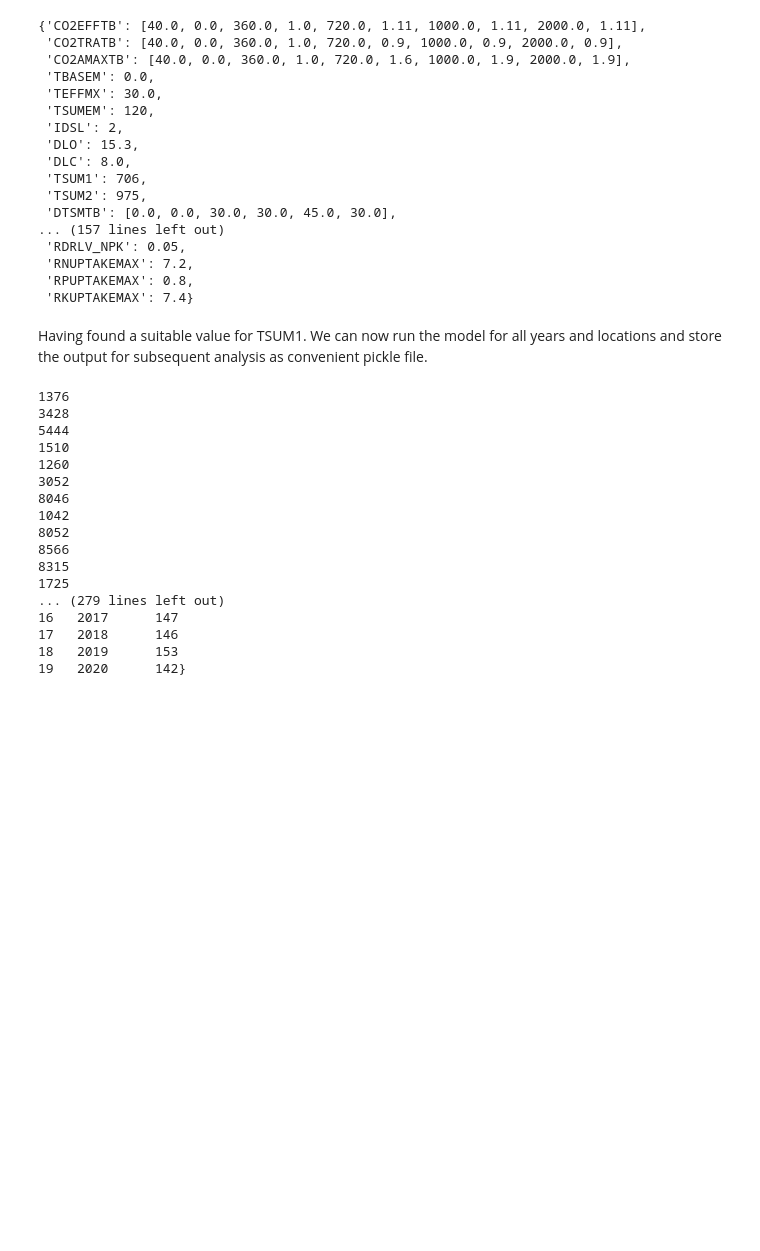
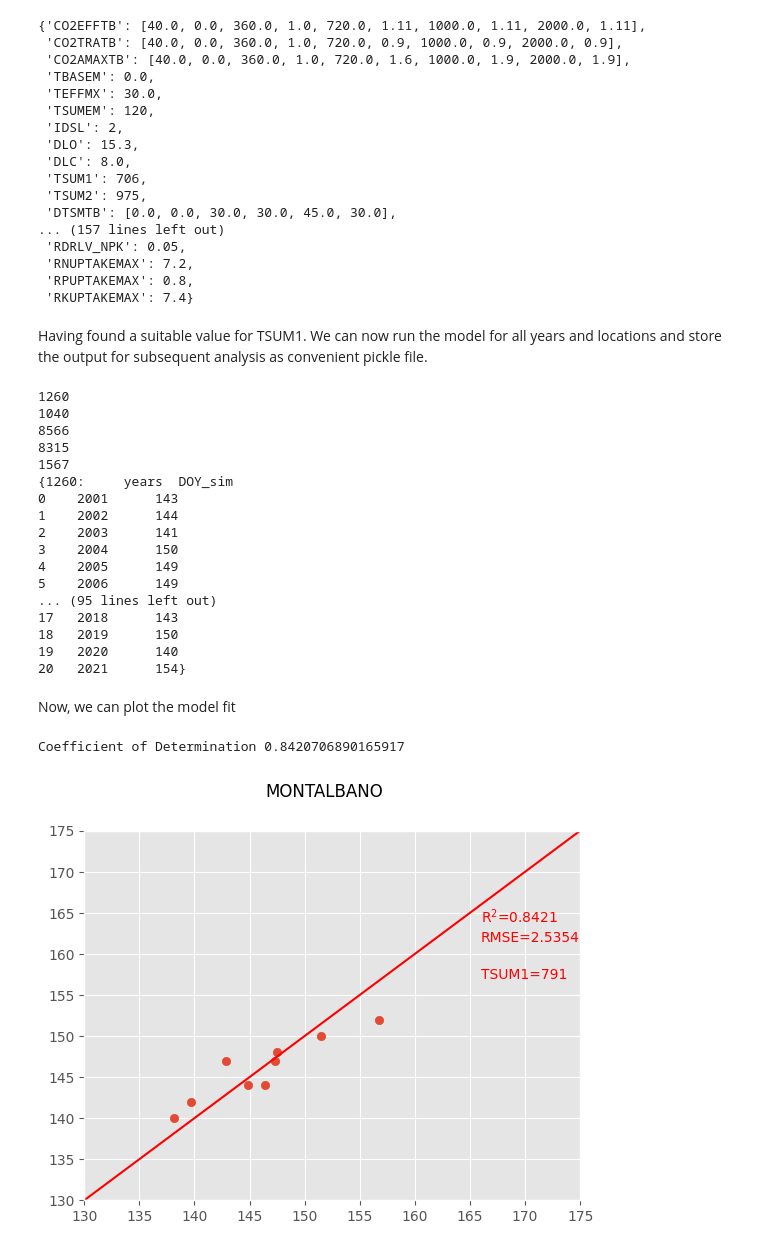
Before and after one commit to raphael-portmann/PhenoSwiss, a Jupyter notebook: calibrate_and_run_phenology_Switzerland.ipynb, the cells around one changed output. Drawn from its saved outputs; the diff is of its cells as text; code cells hidden in the pictures; blank space fills up the shorter version.

```diff
--- a/calibrate_and_run_phenology_Switzerland.ipynb
+++ b/calibrate_and_run_phenology_Switzerland.ipynb
@@ -302,3 +345,13 @@ PCSE version: 5.5.3
+# %%
+#produce MCH Data (comment if already done so)
+for plz in list(set(data_Fossati['PLZ'])):
+#      lon,lat,X,Y=ph.plz_to_lonlatxy(plz)
+#      filename=filename_base+'_{}'.format(plz)
+#      data_mch=ph.get_MCH_data_lat_lon(startyear, endyear, variables, X=X,Y=Y)
+#      filename='TminTmax_daily_{}_{}_{}'.format(startyear,endyear,plz)
+#      data_mch.to_netcdf(OUTDIR+filename+'.nc')
+#      data_df=data_mch.to_dataframe()
+#      data_df.to_excel(OUTDIR+filename+'.xlsx')
 # %% [markdown]
 Next, we need to set some default values of meteorological parameters that are not used in the Phenology model but are still required to run WOFOST. Then we read the **observational phenology data** as well as the **Tmin and Tmax data from MeteoSwiss** based on the location (PLZ) of the observations.
 # %%
@@ -315,7 +368,7 @@ defaults = {"IRRAD": 20e6,
 #read observational phenology data Fossati
 variety='CH CLARO'
 pheno_calib=read_data_Fossati(variety)
-DOY_obs_dict=prep_data_for_calib(pheno_calib)
+DOY_obs_dict,n_dict=prep_data_for_calib(pheno_calib)
 
 #read Meteo Swiss data
 startyear=1999
@@ -326,7 +379,7 @@ data_mch_plz={}
 wdp_dict = {}
 
 #get all locations
-plzs=list(set(data_Fossati['PLZ']))
+plzs=list(set(pheno_calib['PLZ']))
 
 #fill dictionary with PLZ as keys and weather data providors as entries
 for PLZ in plzs:
@@ -336,6 +389,6 @@ for PLZ in plzs:
 
 #print weather data for example day
 from datetime import date
-day = pd.date(endyear,7,3)
+day = date(endyear,7,3)
 wdc = wdp_dict[plzs[0]](day)
 print(wdc)
@@ -414,9 +487,9 @@ Having found a suitable value for TSUM1. We can now run the model for all years
 from pcse.models import Wofost72_Phenology
 import pickle
 
-TSUM1=832
+TSUM1=791
 DOY_sim_dict={}
-years=range(2000,2022)
+years=range(2001,2022)
 for PLZ in plzs:
         print(PLZ)
         DOY_sims=[]
@@ -435,20 +508,45 @@ pheno_datadir='C:/Users/F80840370/projects/scClim/wofost/PhenoSwiss/data/output/
 with open(pheno_datadir+'DOY_sim_wofost_{}_{}.p'.format(variety,TSUM1), 'wb') as handle:
     pickle.dump(DOY_sim_dict, handle, protocol=pickle.HIGHEST_PROTOCOL)
 # %% [output]
-1376
-3428
-5444
-1510
 1260
-3052
-8046
-1042
-8052
+1040
 8566
 8315
-1725
-... (279 lines left out)
-16   2017      147
-17   2018      146
-18   2019      153
-19   2020      142}
+1567
+{1260:     years  DOY_sim
+0    2001      143
+1    2002      144
+2    2003      141
+3    2004      150
+4    2005      149
+5    2006      149
+... (95 lines left out)
+17   2018      143
+18   2019      150
+19   2020      140
+20   2021      154}
+# %% [markdown]
+Now, we can plot the model fit
+# %%
+variety='MONTALBANO'
+
+DOY_sim=[]
+DOY_obs=[]
+
+for key in list(DOY_obs_dict.keys()):
+    plz=int(key[0:4])
+    year=int(key[5:9])
+    if year>2000:
+        DOY_obs.append(DOY_obs_dict[key])
+        df=DOY_sim_dict[plz]
+        doy=df[df['years']==year]['DOY_sim'].values[0]
+        DOY_sim.append(doy)
+
+import matplotlib.pyplot as plt
+R2,RMSE=get_stats_sim_vs_obs(DOY_sim,DOY_obs)
+fig,ax=plot_WOFOST_model_results(DOY_sim,DOY_obs,R2,RMSE, TSUM1, variety)
+figname='WOFOST_model_'+variety+'.png'
+fig.savefig(figname,bbox_inches='tight',pad_inches=0)
+# %% [output]
+Coefficient of Determination 0.8420706890165917
+[figure, added]
```
Also changed, not shown: parts of 8 cells of this notebook, 7 other files.
